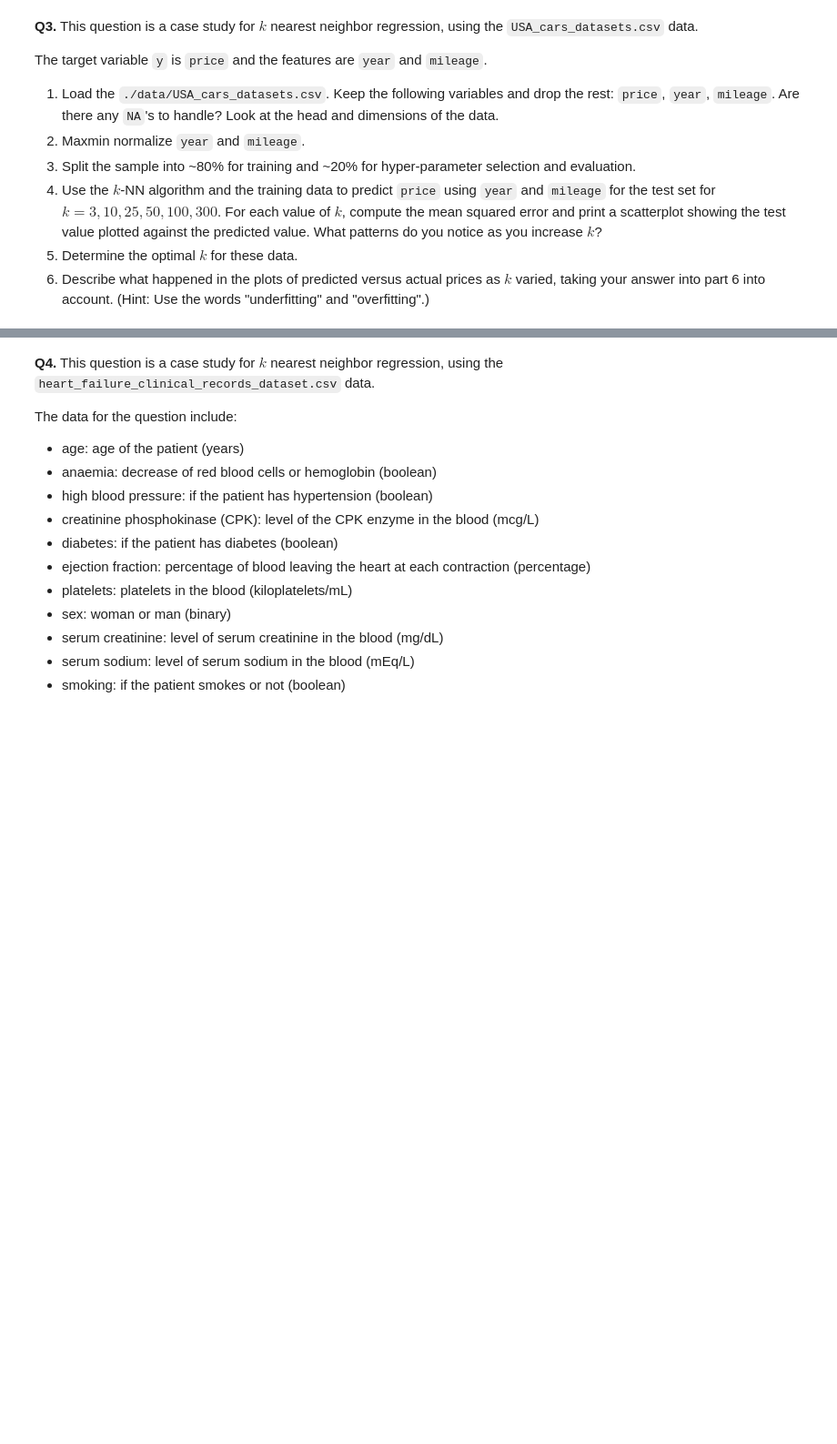
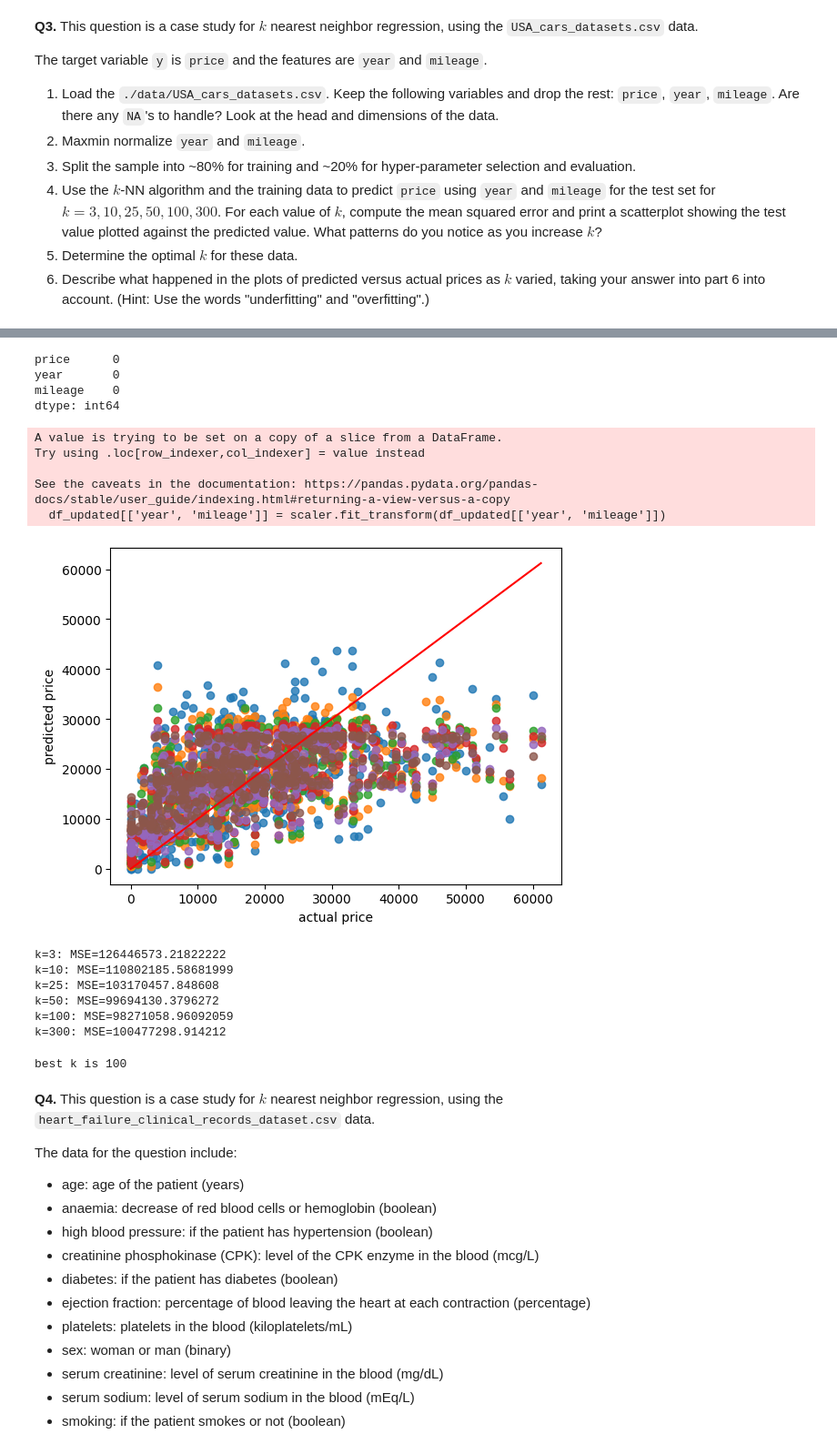
Before and after one commit to SafaaMahbub/undergrad_ml_assignments, a Jupyter notebook: 02_assignment_knn.ipynb, the cells around one changed output, grey strips where cells are left out. Shown at 91% size. Cells and saved outputs as stored; diff of their text form; code cells hidden in the pictures; blank space fills up the shorter version.

```diff
--- a/02_assignment_knn.ipynb
+++ b/02_assignment_knn.ipynb
@@ -167,3 +191,8 @@ The target variable `y` is `price` and the features are `year` and `mileage`.
 4. Use the $k$-NN algorithm and the training data to predict `price` using `year` and `mileage` for the test set for $k=3,10,25,50,100,300$. For each value of $k$, compute the mean squared error and print a scatterplot showing the test value plotted against the predicted value. What patterns do you notice as you increase $k$?
 5. Determine the optimal $k$ for these data.
 6. Describe what happened in the plots of predicted versus actual prices as $k$ varied, taking your answer into part 6 into account. (Hint: Use the words "underfitting" and "overfitting".)
+# %%
+import pandas as pd
+
+df=pd.read_csv('/content/data/USA_cars_datasets.csv')
+df.head()
@@ -169,0 +206,3 @@ The target variable `y` is `price` and the features are `year` and `mileage`.
+# %%
+df_updated =df[['price','year','mileage']]
+df_updated.head()
@@ -169,0 +229,57 @@ The target variable `y` is `price` and the features are `year` and `mileage`.
+# %%
+print(df_updated.isna().sum())
+# %% [output]
+price      0
+year       0
+mileage    0
+dtype: int64
+# %%
+from sklearn.preprocessing import MinMaxScaler
+scaler = MinMaxScaler()
+df_updated[['year', 'mileage']] = scaler.fit_transform(df_updated[['year', 'mileage']])
+# %% [output]
+A value is trying to be set on a copy of a slice from a DataFrame.
+Try using .loc[row_indexer,col_indexer] = value instead
+
+See the caveats in the documentation: https://pandas.pydata.org/pandas-docs/stable/user_guide/indexing.html#returning-a-view-versus-a-copy
+  df_updated[['year', 'mileage']] = scaler.fit_transform(df_updated[['year', 'mileage']])
+# %%
+from sklearn.model_selection import train_test_split
+u = df_updated[['year', 'mileage']]
+y = df_updated['price']
+
+u_train, u_test, y_train, y_test = train_test_split(u,y, test_size=0.2, random_state=100)
+# %%
+from sklearn.neighbors import KNeighborsRegressor
+from sklearn.metrics import mean_squared_error
+import matplotlib.pyplot as plt
+k = [3,10,25,50,100,300]
+mse=[]
+
+for i in k:
+  model = KNeighborsRegressor(n_neighbors=i)
+  model.fit(u_train, y_train)
+  y_hat = model.predict(u_test)
+  mse.append(mean_squared_error(y_test, y_hat))
+  plt.scatter(y_test, y_hat, alpha=0.8)
+plt.plot([min(y_test),max(y_test)],[min(y_test),max(y_test)],color='red')
+plt.xlabel('actual price')
+plt.ylabel('predicted price')
+plt.show()
+
+#extra:
+for i, mse_value in zip(k, mse):
+    print(f"k={i}: MSE={mse_value}")
+# %% [output]
+[figure, added]
+k=3: MSE=126446573.21822222
+k=10: MSE=110802185.58681999
+k=25: MSE=103170457.848608
+k=50: MSE=99694130.3796272
+k=100: MSE=98271058.96092059
+k=300: MSE=100477298.914212
+# %%
+best_k = k[mse.index(min(mse))]
+print('best k is', best_k)
+# %% [output]
+best k is 100
```
Also changed, not shown: parts of 6 cells of this notebook.
